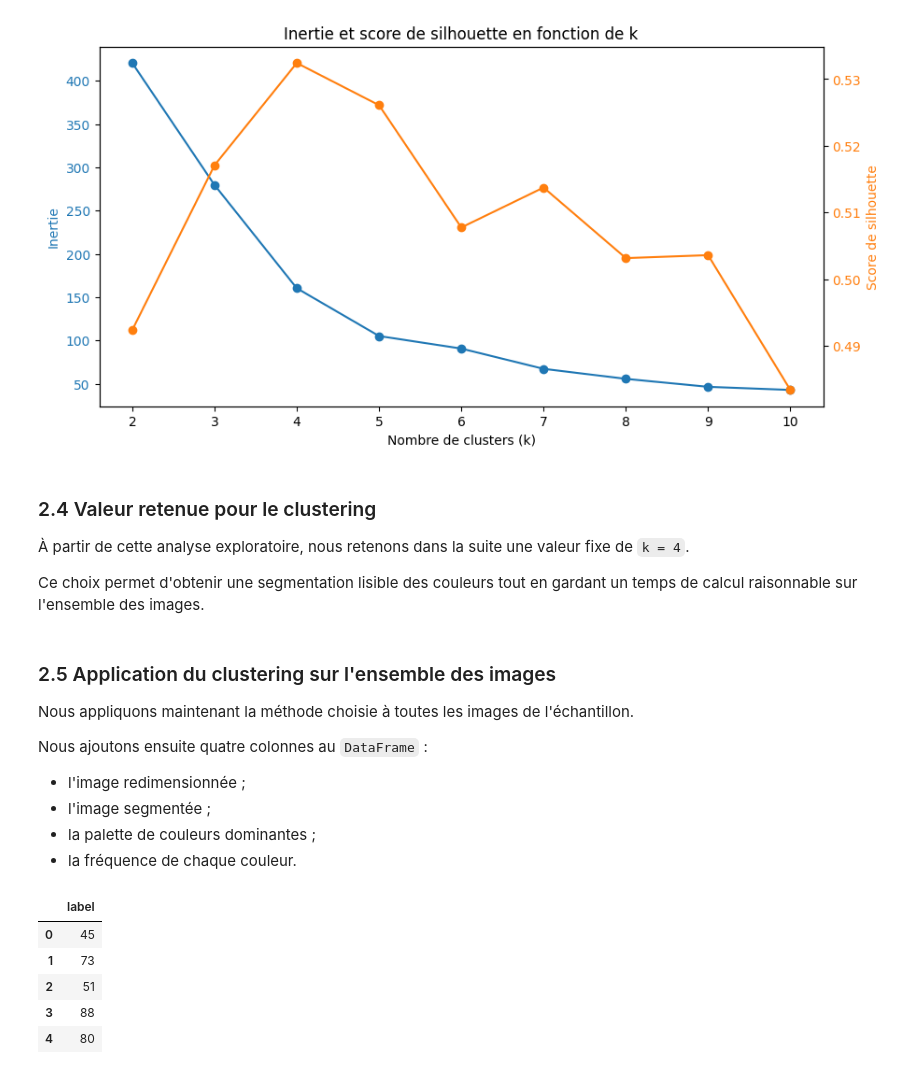
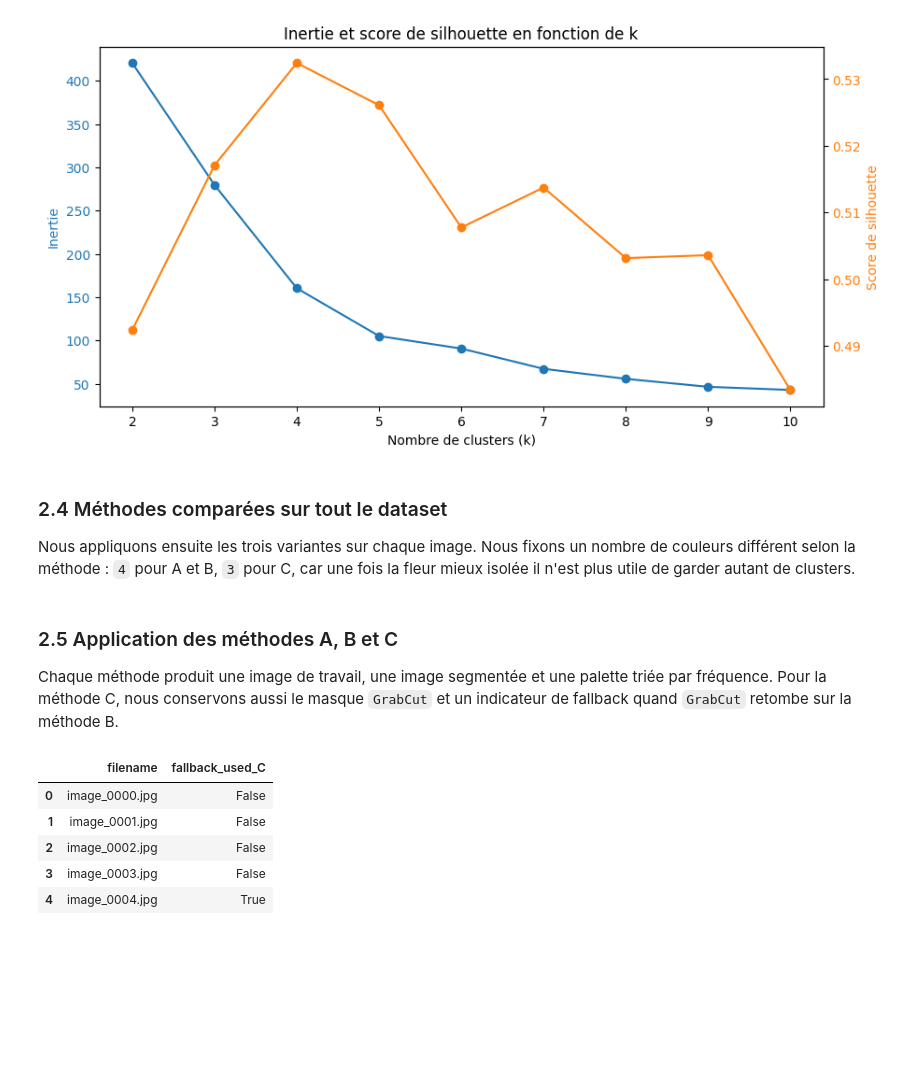
Before and after one commit to mathis-lambert/CPE_Machine-Learning, a Jupyter notebook: fr/Projet/lambert_rodrigues_bouchot.ipynb, the cells around one changed output. Cells and saved outputs as stored; diff of their text form; code cells hidden in the pictures; blank space fills up the shorter version.

```diff
--- a/fr/Projet/lambert_rodrigues_bouchot.ipynb
+++ b/fr/Projet/lambert_rodrigues_bouchot.ipynb
@@ -79,7 +80,7 @@ IMAGES_DIR.mkdir(exist_ok=True)
 # Références de la source de données
 DATASET_NAME = "pufanyi/flowers102"
 DATASET_URL = "https://huggingface.co/datasets/pufanyi/flowers102"
-DEFAULT_LICENSE = "Licence libre à confirmer dans la carte du dataset Hugging Face"
+DEFAULT_LICENSE = "CC-BY-4.0"
 
 def extract_exif_metadata(image):
     """Retourner un sous-ensemble lisible des métadonnées EXIF."""
@@ -158,12 +165,21 @@ Cette étape prépare les données pour les traitements de clustering et pour l'
 import pandas as pd
 import numpy as np
 import matplotlib.pyplot as plt
+import cv2
 from sklearn.cluster import KMeans
+from sklearn.metrics import silhouette_score
 
-# CONSTANTS
+# Constantes generales pour la tache 2.
 IMAGE_MAX_SIZE = 64
+# On laisse C et B avec 3 clusters car C peut fallback sur B si GrabCut échoue.
+K_BY_METHOD = {"A": 4, "B": 3, "C": 3}
+CENTER_CROP_RATIO = 0.65
+GRABCUT_ITERATIONS = 5
+GRABCUT_MIN_PIXELS = 120
+FINAL_COLOR_METHOD = "C"
 
 df = pd.DataFrame({
+    "filename": [f"image_{index:04d}.jpg" for index in range(len(samples))],
     "label": [sample["label"] for sample in samples],
     "image": [sample["image"].convert("RGB") for sample in samples],
 })
@@ -299,9 +384,7 @@ Image 1 - Meilleur k : 2
 Image 2 - Meilleur k : 4
 [figure]
 # %% [markdown]
-### 2.4 Valeur retenue pour le clustering
+### 2.4 Méthodes comparées sur tout le dataset
 
-À partir de cette analyse exploratoire, nous retenons dans la suite une valeur fixe de `k = 4`.
-
-Ce choix permet d'obtenir une segmentation lisible des couleurs tout en gardant un temps de calcul raisonnable sur l'ensemble des images.
+Nous appliquons ensuite les trois variantes sur chaque image. Nous fixons un nombre de couleurs différent selon la méthode : `4` pour A et B, `3` pour C, car une fois la fleur mieux isolée il n'est plus utile de garder autant de clusters.
 # %%
@@ -309,29 +396,26 @@ OPTIMAL_CLUSTERS = 4
 # %% [markdown]
-### 2.5 Application du clustering sur l'ensemble des images
+### 2.5 Application des méthodes A, B et C
 
-Nous appliquons maintenant la méthode choisie à toutes les images de l'échantillon.
-
-Nous ajoutons ensuite quatre colonnes au `DataFrame` :
-
-- l'image redimensionnée ;
-- l'image segmentée ;
-- la palette de couleurs dominantes ;
-- la fréquence de chaque couleur.
+Chaque méthode produit une image de travail, une image segmentée et une palette triée par fréquence. Pour la méthode C, nous conservons aussi le masque `GrabCut` et un indicateur de fallback quand `GrabCut` retombe sur la méthode B.
 # %%
-results = [cluster_colors(image, n_colors=OPTIMAL_CLUSTERS) for image in df["image"]]
+results_a = [cluster_colors_global(image) for image in df["image"]]
+results_b = [cluster_colors_center(image) for image in df["image"]]
+results_c = [cluster_colors_flower_focus(image) for image in df["image"]]
 
-# On conserve les éléments utiles pour l'analyse et les visualisations suivantes.
-df["resized_image"] = [result[0] for result in results]
-df["clustered_image"] = [result[1] for result in results]
-df["palette"] = [result[2] for result in results]
-df["frequencies"] = [result[3] for result in results]
+for prefix, results in [("A", results_a), ("B", results_b), ("C", results_c)]:
+    df[f"working_image_{prefix}"] = [result["working_image"] for result in results]
+    df[f"segmented_image_{prefix}"] = [result["segmented_image"] for result in results]
+    df[f"palette_{prefix}"] = [result["palette"] for result in results]
+    df[f"frequencies_{prefix}"] = [result["frequencies"] for result in results]
+    df[f"focus_mask_{prefix}"] = [result["focus_mask"] for result in results]
+    df[f"fallback_used_{prefix}"] = [result["fallback_used"] for result in results]
 
-df[["label"]].head()
+df[["filename", "fallback_used_C"]].head()
 # %% [output]
-|  | label |
-| 0 | 45 |
-| 1 | 73 |
-| 2 | 51 |
-| 3 | 88 |
-| 4 | 80 |
+|  | filename | fallback_used_C |
+| 0 | image_0000.jpg | False |
+| 1 | image_0001.jpg | False |
+| 2 | image_0002.jpg | False |
+| 3 | image_0003.jpg | False |
+| 4 | image_0004.jpg | True |
 # %% [markdown]
```
Also changed, not shown: parts of 24 cells of this notebook.
